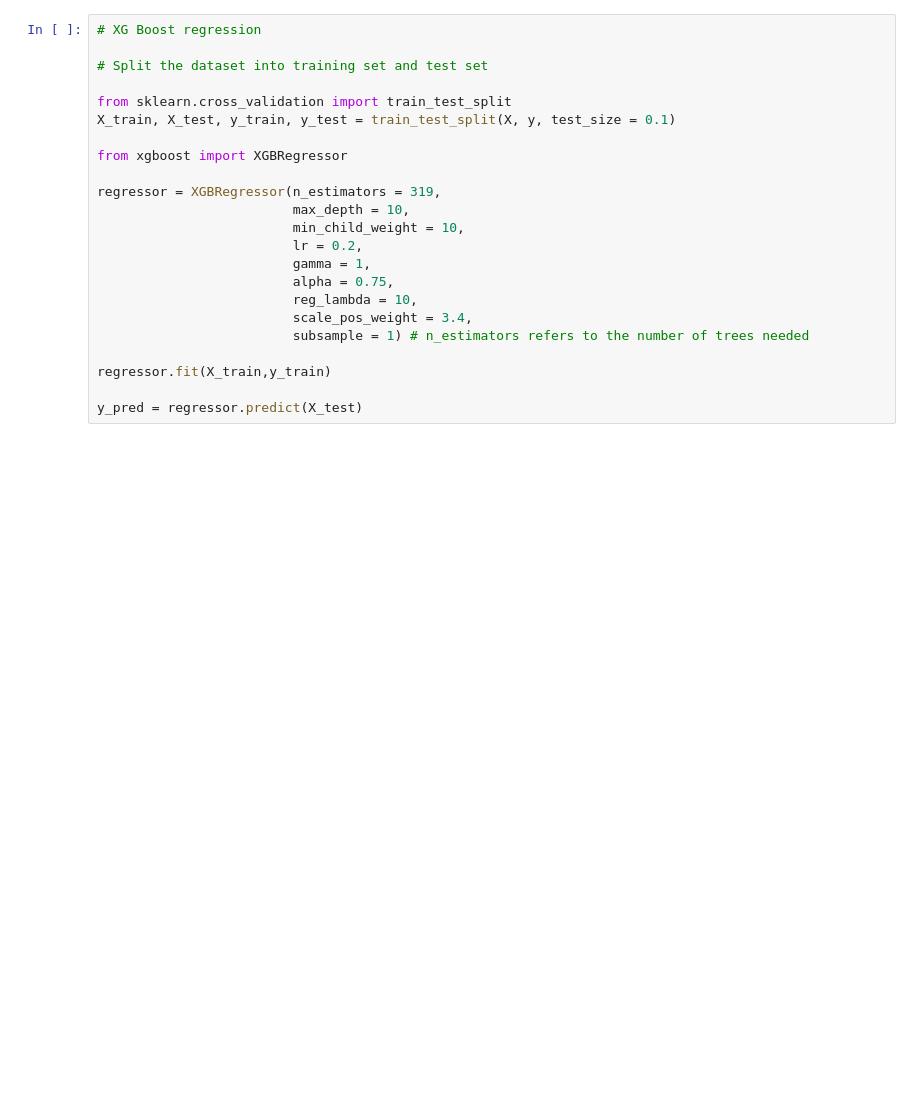
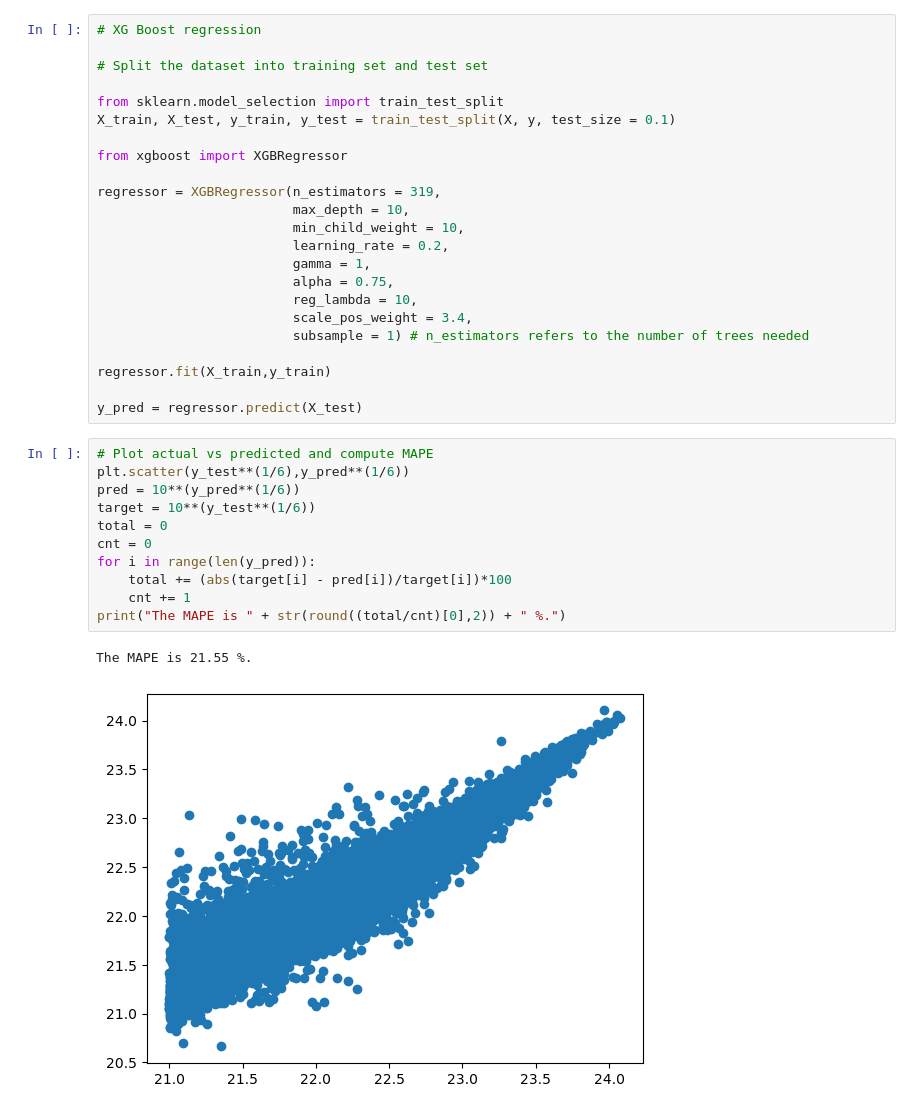
Before and after one commit to Vaitesswar/Machine_Learning_for_Thermoelectric_Materials, a Jupyter notebook: Models/XG Boost.ipynb, the cells around one changed output. Drawn from its saved outputs; the diff is of its cells as text; blank space fills up the shorter version.

```diff
--- a/Models/XG Boost.ipynb
+++ b/Models/XG Boost.ipynb
@@ -85,7 +78,7 @@ X = X[indices_5,:][0]
 
 # Split the dataset into training set and test set
 
-from sklearn.cross_validation import train_test_split
+from sklearn.model_selection import train_test_split
 X_train, X_test, y_train, y_test = train_test_split(X, y, test_size = 0.1)
 
 from xgboost import XGBRegressor
@@ -93,7 +86,7 @@ from xgboost import XGBRegressor
 regressor = XGBRegressor(n_estimators = 319,
                          max_depth = 10,
                          min_child_weight = 10,
-                         lr = 0.2,
+                         learning_rate = 0.2,
                          gamma = 1,
                          alpha = 0.75,
                          reg_lambda = 10,
@@ -103,4 +96,18 @@ regressor = XGBRegressor(n_estimators = 319,
 regressor.fit(X_train,y_train)
 
 y_pred = regressor.predict(X_test)
+# %%
+# Plot actual vs predicted and compute MAPE
+plt.scatter(y_test**(1/6),y_pred**(1/6))
+pred = 10**(y_pred**(1/6))
+target = 10**(y_test**(1/6))
+total = 0
+cnt = 0
+for i in range(len(y_pred)):
+    total += (abs(target[i] - pred[i])/target[i])*100
+    cnt += 1
+print("The MAPE is " + str(round((total/cnt)[0],2)) + " %.")
+# %% [output]
+The MAPE is 21.55 %.
+[figure, added]
 # %%
```
Also changed, not shown: parts of 2 cells of this notebook, 6 other files.
